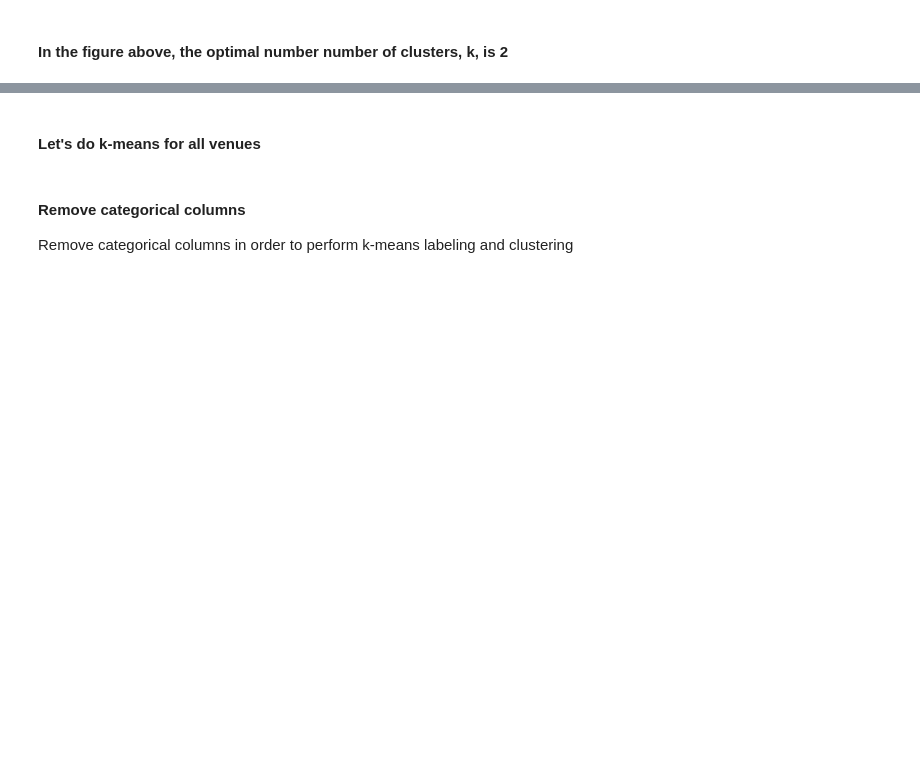
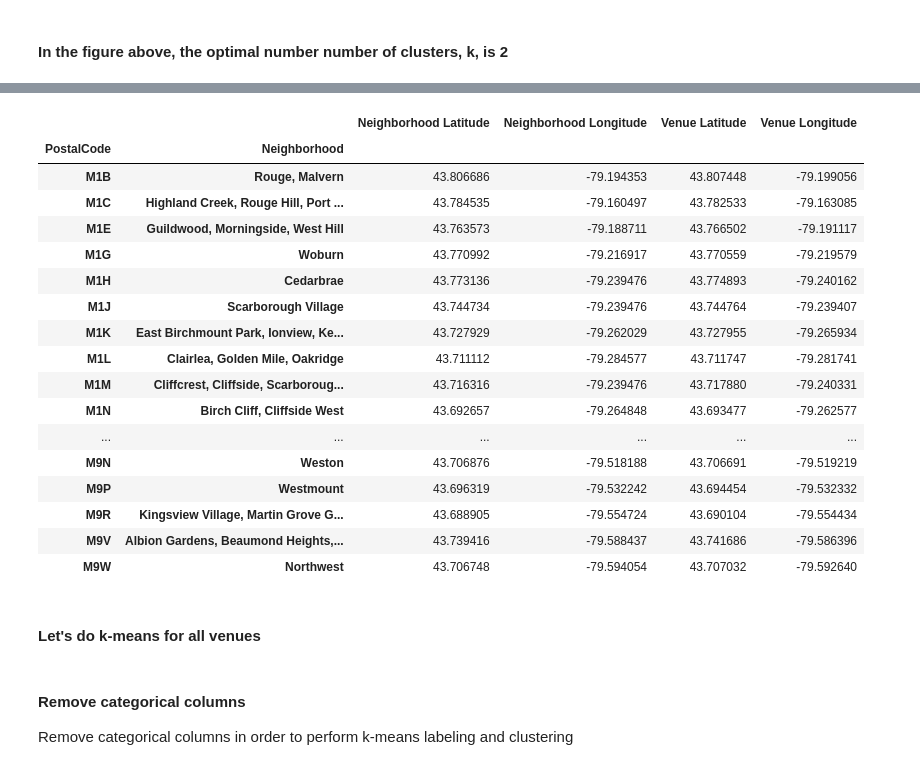
Before and after one commit to jboyce95/Coursera-IBM-DS-Capstone_Wk4-5, a Jupyter notebook: Coursera_Capstone_Toronto_Wk4-5.ipynb, the cells around one changed output, grey strips where cells are left out. Cells and saved outputs as stored; diff of their text form; code cells hidden in the pictures; blank space fills up the shorter version.

```diff
--- a/Coursera_Capstone_Toronto_Wk4-5.ipynb
+++ b/Coursera_Capstone_Toronto_Wk4-5.ipynb
@@ -522,0 +614,29 @@ toronto_venues.head()
+# %%
+#groupby toronto venues to later add latitudes, longitudes to onehot dataframe
+#TRY TO ADD NEIGHBORHOOD COLUMN!!!
+
+#toronto_venues.groupby(toronto_venues.loc['PostalCode', 'Neighborhood']).mean().head() #TRY TO ADD NEIG
+
+#df.groupby(['col5','col2']).size().reset_index().groupby('col2')[[0]].max() #example from stackoverflow
+
+#toronto_venues.groupby(['PostalCode', 'Neighborhood']).size().reset_index().groupby('Neighborhood')[[0]].mean() #TypeError: unhashable type: 'list' V1
+toronto_venues.groupby(['PostalCode', 'Neighborhood']).mean()  #.shape #toronto_venues.groupby(['PostalCode', 'Neighborhood']).size().groupby(level=1).mean()
+# %% [output]
+|  |  | Neighborhood Latitude | Neighborhood Longitude | Venue Latitude | Venue Longitude |
+| PostalCode | Neighborhood |  |  |  |  |
+| M1B | Rouge, Malvern | 43.806686 | -79.194353 | 43.807448 | -79.199056 |
+| M1C | Highland Creek, Rouge Hill, Port ... | 43.784535 | -79.160497 | 43.782533 | -79.163085 |
+| M1E | Guildwood, Morningside, West Hill | 43.763573 | -79.188711 | 43.766502 | -79.191117 |
+| M1G | Woburn | 43.770992 | -79.216917 | 43.770559 | -79.219579 |
+| M1H | Cedarbrae | 43.773136 | -79.239476 | 43.774893 | -79.240162 |
+| M1J | Scarborough Village | 43.744734 | -79.239476 | 43.744764 | -79.239407 |
+| M1K | East Birchmount Park, Ionview, Ke... | 43.727929 | -79.262029 | 43.727955 | -79.265934 |
+| M1L | Clairlea, Golden Mile, Oakridge | 43.711112 | -79.284577 | 43.711747 | -79.281741 |
+| M1M | Cliffcrest, Cliffside, Scarboroug... | 43.716316 | -79.239476 | 43.717880 | -79.240331 |
+| M1N | Birch Cliff, Cliffside West | 43.692657 | -79.264848 | 43.693477 | -79.262577 |
+| ... | ... | ... | ... | ... | ... |
+| M9N | Weston | 43.706876 | -79.518188 | 43.706691 | -79.519219 |
+| M9P | Westmount | 43.696319 | -79.532242 | 43.694454 | -79.532332 |
+| M9R | Kingsview Village, Martin Grove G... | 43.688905 | -79.554724 | 43.690104 | -79.554434 |
+| M9V | Albion Gardens, Beaumond Heights,... | 43.739416 | -79.588437 | 43.741686 | -79.586396 |
+| M9W | Northwest | 43.706748 | -79.594054 | 43.707032 | -79.592640 |
```
Also changed, not shown: parts of 32 cells of this notebook.
